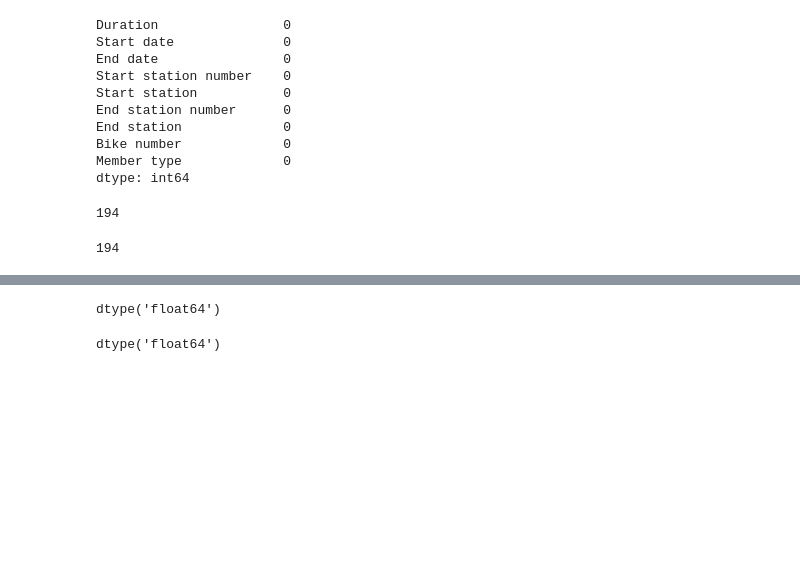
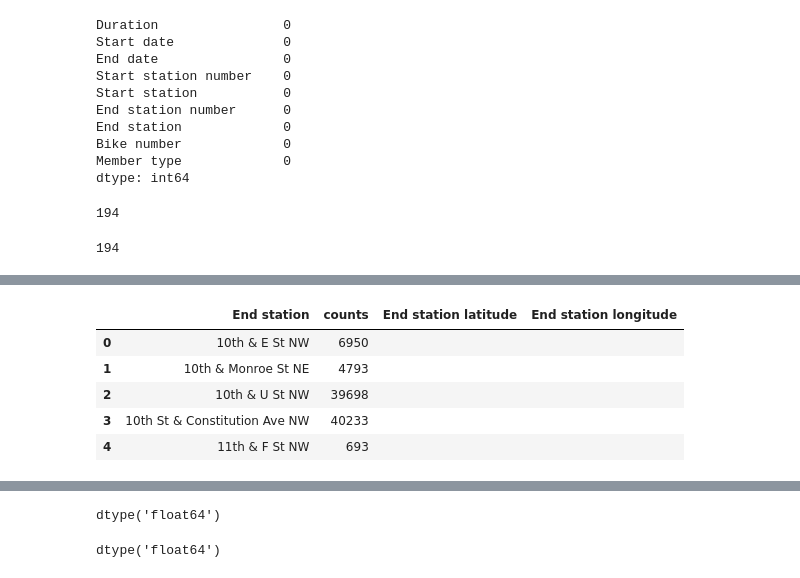
Before and after one commit to MaxLopezSalgado/capital_bike_sharing, a Jupyter notebook: data_wrangling/data_wrangling.ipynb, the cells around one changed output, grey strips where cells are left out. Saved outputs shown, nothing was run; the diff lists cells and outputs as text; code cells hidden in the pictures; blank space fills up the shorter version.

```diff
--- a/data_wrangling/data_wrangling.ipynb
+++ b/data_wrangling/data_wrangling.ipynb
@@ -741 +799,15 @@ display(start_station.head())
+# %%
+# add two new columns to the end_station dataset called 'Start station latitude' and 'Start station longitude'
+end_station['End station latitude'] = ''
+end_station['End station longitude'] = ''
+
+# check the first 5 rows of the end_station dataset
+display(end_station.head())
+# %% [output]
+|  | End station | counts | End station latitude | End station longitude |
+| 0 | 10th & E St NW | 6950 |  |  |
+| 1 | 10th & Monroe St NE | 4793 |  |  |
+| 2 | 10th & U St NW | 39698 |  |  |
+| 3 | 10th St & Constitution Ave NW | 40233 |  |  |
+| 4 | 11th & F St NW | 693 |  |  |
 # %%
```
Also changed, not shown: parts of 27 cells of this notebook.
